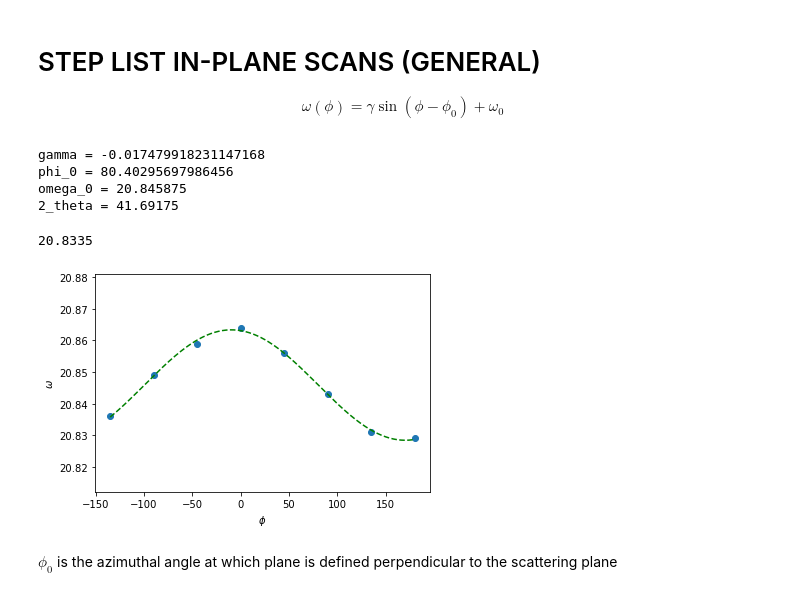
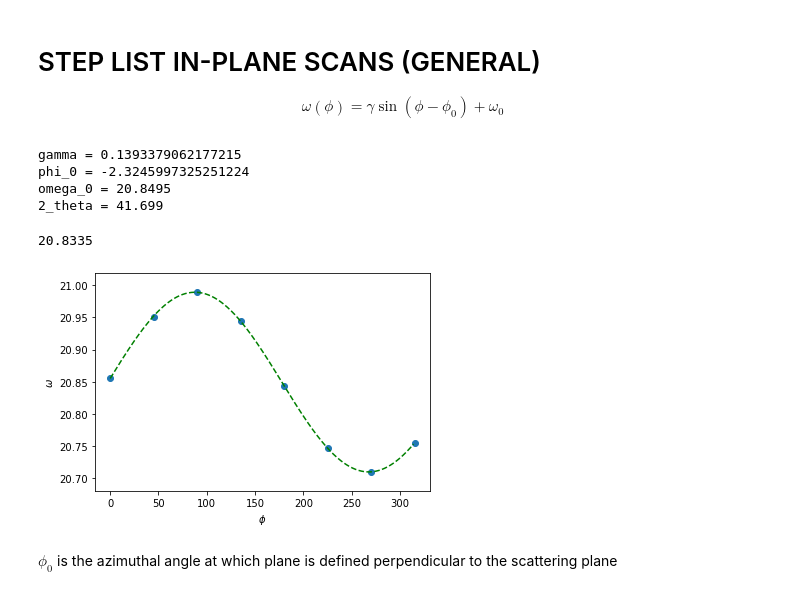
Before and after one commit to josephmccourt2018/lab_jupyter_notebooks, a Jupyter notebook: HRXRD_Off_Specular_Lab3.ipynb, the cells around one changed output. Drawn from its saved outputs; the diff is of its cells as text; code cells hidden in the pictures.

```diff
--- a/HRXRD_Off_Specular_Lab3.ipynb
+++ b/HRXRD_Off_Specular_Lab3.ipynb
@@ -157,43 +213,45 @@ $$\omega(\phi) = \gamma\sin(\phi-\phi_0)+\omega_0$$
 import math
 import numpy as np
 import matplotlib.pyplot as plt
 from scipy.optimize import curve_fit
 
 # For test run of 461 lab 3
 # fitting the miscut curve
 #phi = [0.,45.,90.,135.,180.,225.,270.,315.]
-phi = [0.,45.,90.,135.,180.,-135.,-90.,-45.]
+phi = [0.,45.,90.,135.,180.,225.,270.,315.]
 phi2 = [i * math.pi/180 for i in phi]
 
-#measured on Fe2O3 50nm film on 006 sapphire
+#measured for Fe2O3 50nm film on 006 sapphire
 omega = [20.864,20.856,20.843,20.831, 20.829, 20.836, 20.849, 20.859]
+#measured for Pt 18nm film on 006 sapphire
+omega2 = [20.856, 20.951, 20.989, 20.944, 20.844, 20.747, 20.710, 20.755]
 
 def fit(x,gamma,phi_0,omega_0):
     return gamma*np.sin(x-phi_0)+omega_0
 
-popt, pcov = curve_fit(fit, phi2, omega)
+popt, pcov = curve_fit(fit, phi2, omega2)
 
-x=np.arange(-135,180)
+x=np.arange(0,315)
 x2 =[i * math.pi/180 for i in x]
 x3 =[i * 180 / math.pi for i in x2]
 
-plt.scatter(phi,omega)
+plt.scatter(phi,omega2)
 plt.plot(x3,fit(x2,*popt),'g--')
 plt.xlabel("$\phi$")
 plt.ylabel("$\omega$")
 
 print("gamma = " + str(popt[0]))
 print("phi_0 = " + str(popt[1]*180/math.pi))
 print("omega_0 = " + str(popt[2]))
 print("2_theta = "+str(popt[2]*2))
 41.667/2
 # %% [output]
-gamma = -0.017479918231147168
-phi_0 = 80.40295697986456
-omega_0 = 20.845875
-2_theta = 41.69175
+gamma = 0.1393379062177215
+phi_0 = -2.3245997325251224
+omega_0 = 20.8495
+2_theta = 41.699
 20.8335
-[figure, old version]
+[figure, new version]
 # %% [markdown]
 $\phi_0$ is the azimuthal angle at which plane is defined perpendicular to the scattering plane
 # %% [markdown]
```
Also changed, not shown: parts of 3 cells of this notebook, 1 other file.
